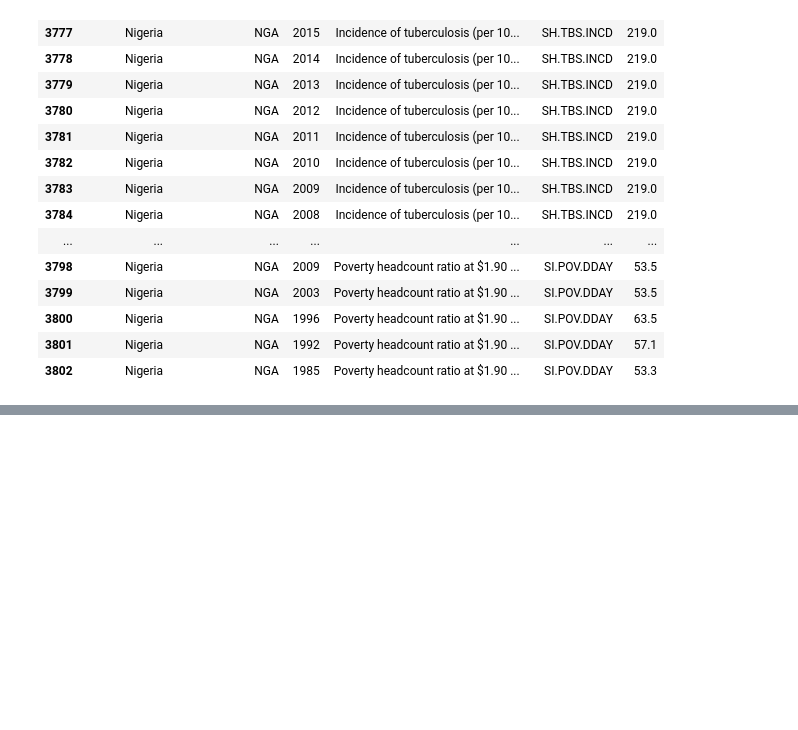
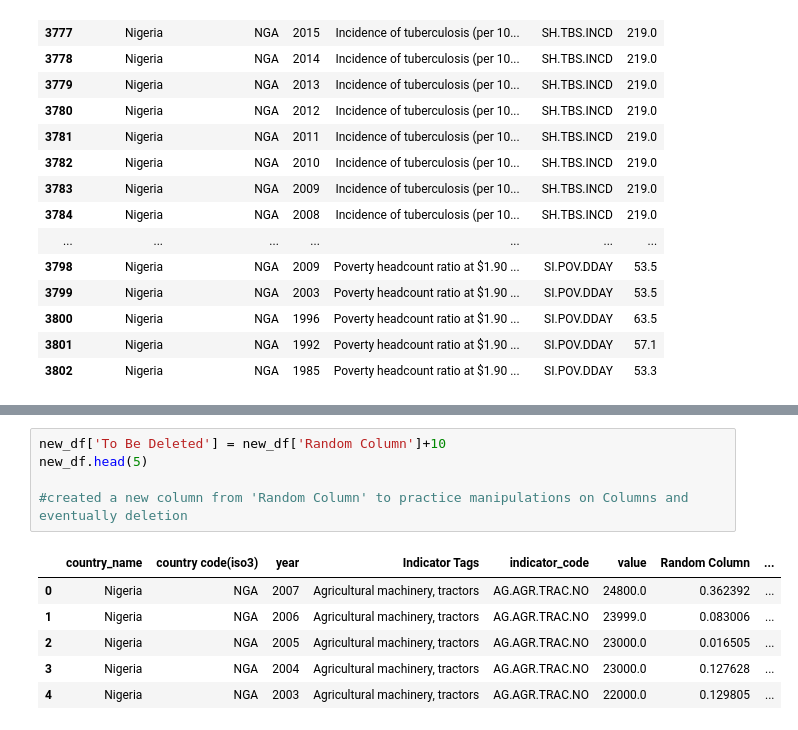
Before and after one commit to jibzus/TheGradientBoost2020, a Jupyter notebook: Exercise 2/Exercise 2.ipynb, the cells around one changed output, grey strips where cells are left out. Drawn from its saved outputs; the diff is of its cells as text; blank space fills up the shorter version.

```diff
--- a/Exercise 2/Exercise 2.ipynb
+++ b/Exercise 2/Exercise 2.ipynb
@@ -202,0 +269,12 @@ Name: 0, dtype: object
+# %%
+new_df['To Be Deleted'] = new_df['Random Column']+10
+new_df.head(5)
+
+#created a new column from 'Random Column' to practice manipulations on Columns and eventually deletion
+# %% [output]
+|  | country_name | country code(iso3) | year | Indicator Tags | indicator_code | value | Random Column | ... |
+| 0 | Nigeria | NGA | 2007 | Agricultural machinery, tractors | AG.AGR.TRAC.NO | 24800.0 | 0.362392 | ... |
+| 1 | Nigeria | NGA | 2006 | Agricultural machinery, tractors | AG.AGR.TRAC.NO | 23999.0 | 0.083006 | ... |
+| 2 | Nigeria | NGA | 2005 | Agricultural machinery, tractors | AG.AGR.TRAC.NO | 23000.0 | 0.016505 | ... |
+| 3 | Nigeria | NGA | 2004 | Agricultural machinery, tractors | AG.AGR.TRAC.NO | 23000.0 | 0.127628 | ... |
+| 4 | Nigeria | NGA | 2003 | Agricultural machinery, tractors | AG.AGR.TRAC.NO | 22000.0 | 0.129805 | ... |
```
Also changed, not shown: parts of 8 cells of this notebook.
